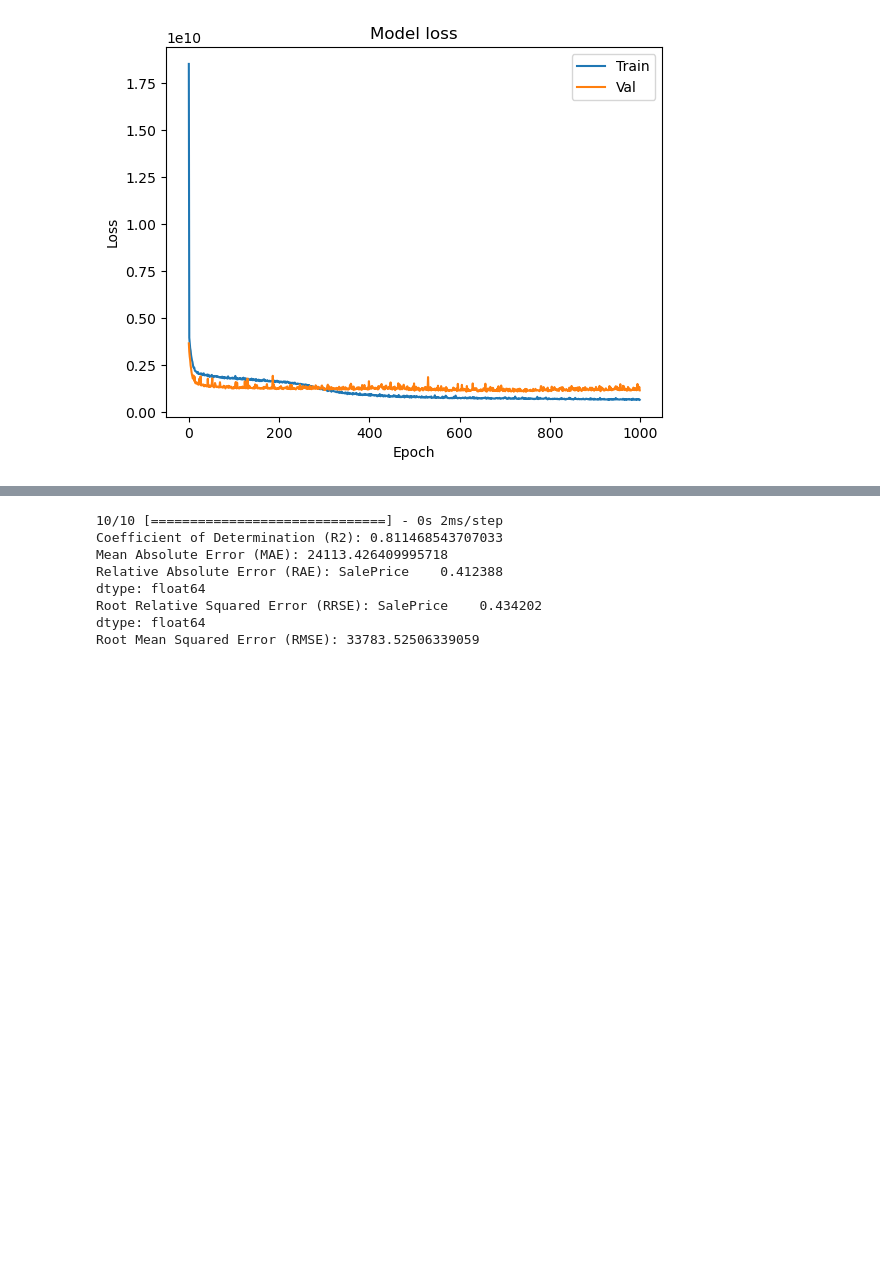
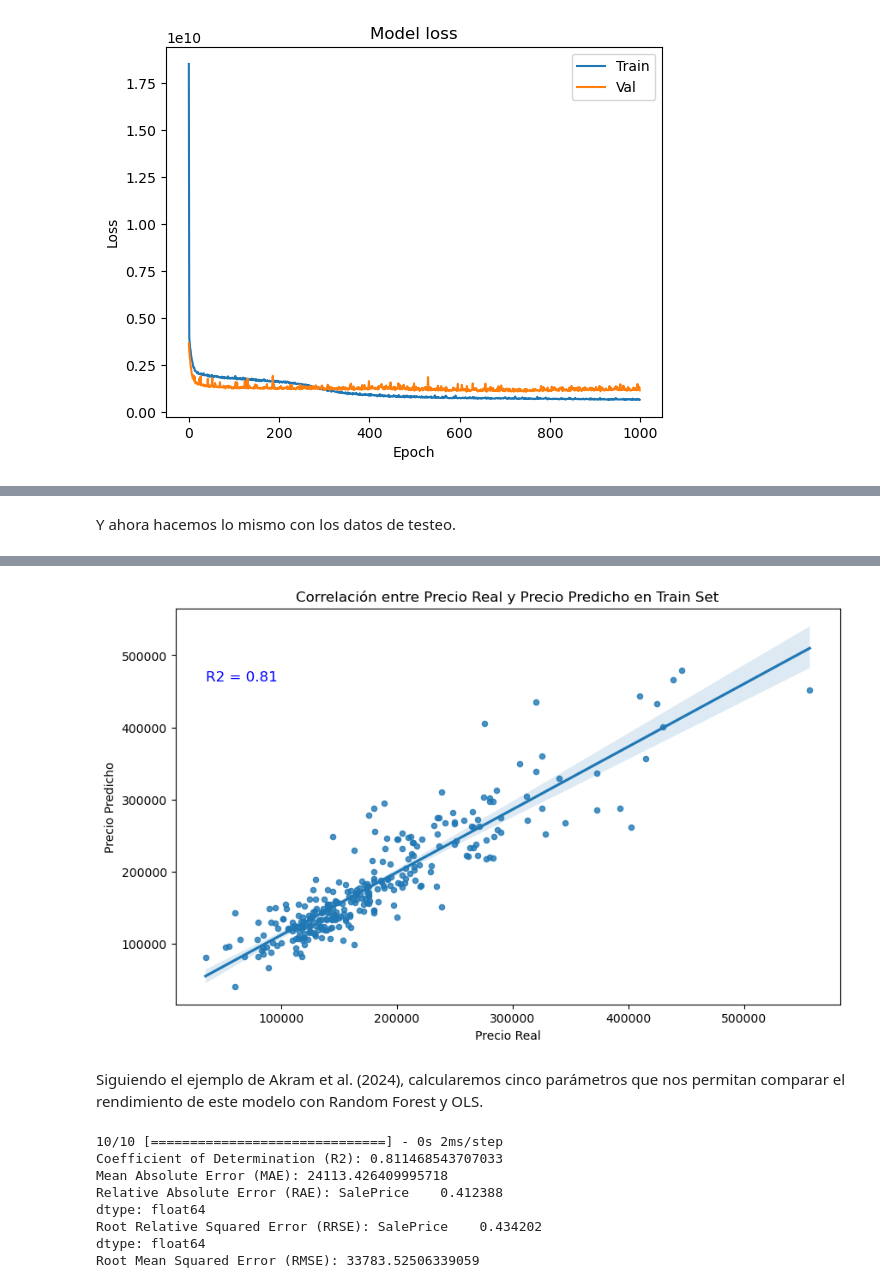
Before and after one commit to jrojasquiroz/hppAI, a Jupyter notebook: Redes neutornales.ipynb, the cells around one changed output, grey strips where cells are left out. Drawn from its saved outputs; the diff is of its cells as text; code cells hidden in the pictures; blank space fills up the shorter version.

```diff
--- a/Redes neutornales.ipynb
+++ b/Redes neutornales.ipynb
@@ -351,0 +346,21 @@ model.evaluate(X_test, Y_test)
+# %% [markdown]
+Y ahora hacemos lo mismo con los datos de testeo.
+# %%
+# Obtener las predicciones en el conjunto de testeo
+y_test_pred = model.predict(X_test)
+
+# Crear un DataFrame para facilitar la visualización
+df_predictions2 = pd.DataFrame({'Real': Y_test['SalePrice'], 'Predicho': y_test_pred.flatten()})
+
+# Calcular el coeficiente de determinación (R2)
+r2_value = r2_score(df_predictions2['Real'], df_predictions2['Predicho'])
+
+# Crear un gráfico de dispersión (scatter plot) con línea de regresión
+plt.figure(figsize=(10, 6))
+sns.regplot(x='Real', y='Predicho', data=df_predictions2, scatter_kws={'s': 20})
+plt.title('Correlación entre Precio Real y Precio Predicho en Train Set')
+plt.xlabel('Precio Real')
+plt.ylabel('Precio Predicho')
+plt.text(df_predictions2['Real'].min(), df_predictions2['Predicho'].max(), f'R2 = {r2_value:.2f}', ha='left', va='top', fontsize=12, color='blue')
+plt.show()
+# %% [output]
@@ -352,3 +368,6 @@ model.evaluate(X_test, Y_test)
+[figure, added]
+# %% [markdown]
+Siguiendo el ejemplo de Akram et al. (2024), calcularemos cinco parámetros que nos permitan comparar el rendimiento de este modelo con Random Forest y OLS.
 # %%
 from sklearn.metrics import r2_score, mean_absolute_error, mean_squared_error
 
```
Also changed, not shown: parts of 11 cells of this notebook.
